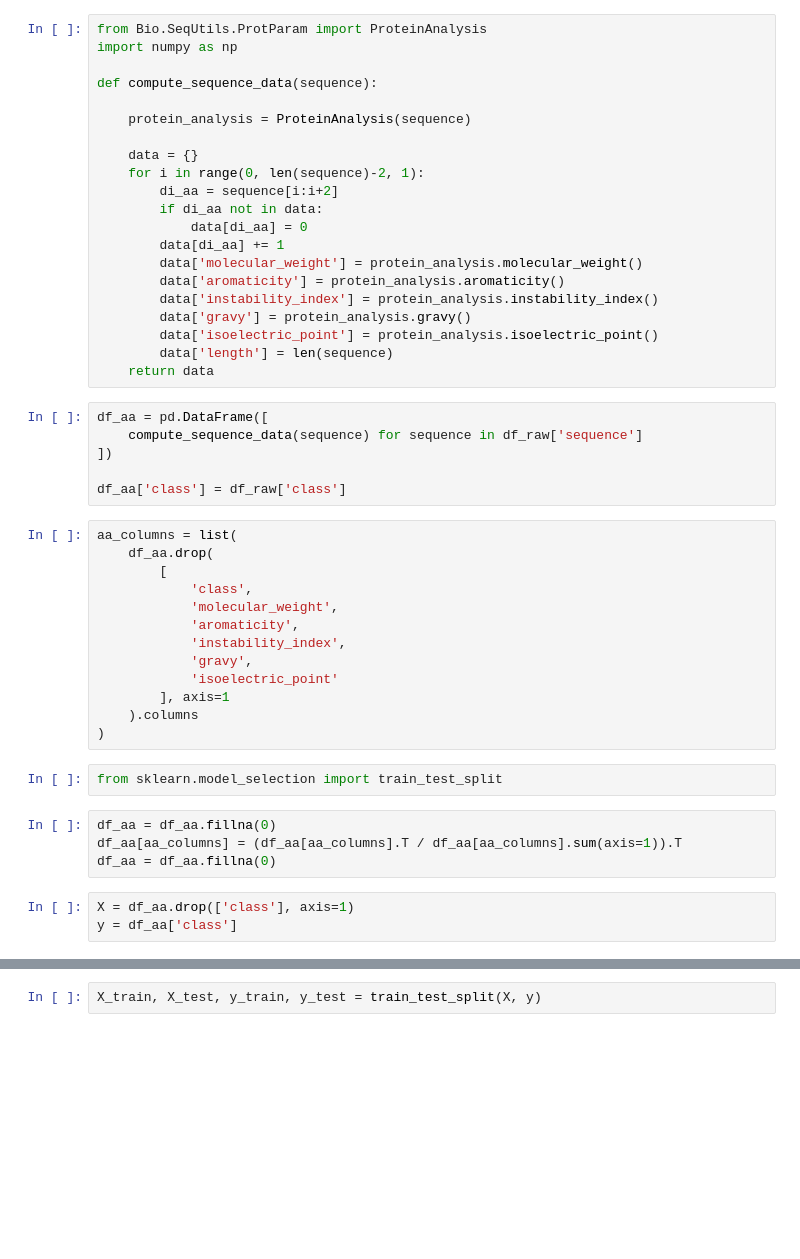
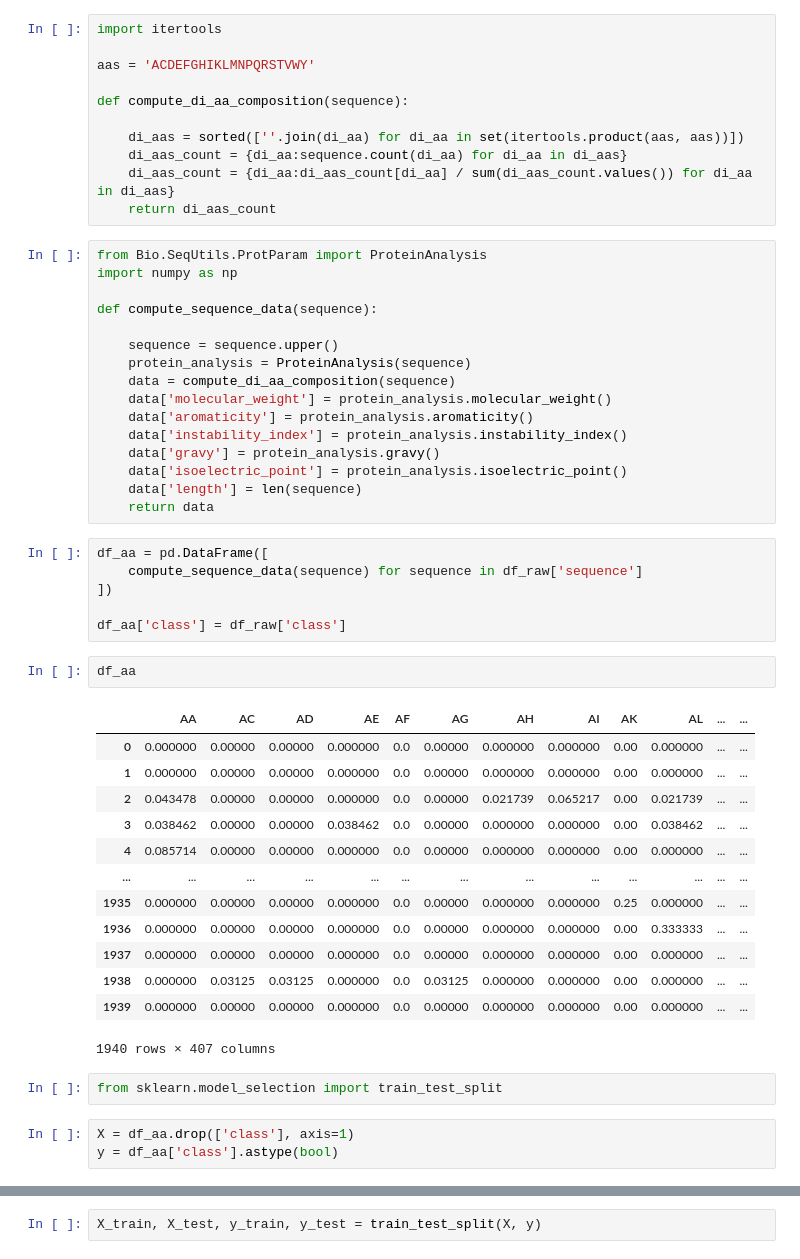
Before and after one commit to iepsenn/anticancer-peptide, a Jupyter notebook: notebooks/peptide_classification.ipynb, the cells around one changed output, grey strips where cells are left out. Cells and saved outputs as stored; diff of their text form; blank space fills up the shorter version.

```diff
--- a/notebooks/peptide_classification.ipynb
+++ b/notebooks/peptide_classification.ipynb
@@ -34,26 +18,32 @@ with open("../data/raw/anti_cp/anticp2_alternate_validation_negative.txt") as re
 with open("../data/raw/anti_cp/anticp2_alternate_validation_positive.txt") as reader:
     for line in reader:
         df_raw = df_raw.append({"sequence": line.strip("\n"), "class": 1}, ignore_index = True)
+# %%
+import itertools
+
+aas = 'ACDEFGHIKLMNPQRSTVWY'
+
+def compute_di_aa_composition(sequence):
+
+    di_aas = sorted([''.join(di_aa) for di_aa in set(itertools.product(aas, aas))])
+    di_aas_count = {di_aa:sequence.count(di_aa) for di_aa in di_aas}
+    di_aas_count = {di_aa:di_aas_count[di_aa] / sum(di_aas_count.values()) for di_aa in di_aas}
+    return di_aas_count
 # %%
 from Bio.SeqUtils.ProtParam import ProteinAnalysis
 import numpy as np
 
 def compute_sequence_data(sequence):
 
+    sequence = sequence.upper()
     protein_analysis = ProteinAnalysis(sequence)
-
-    data = {}
-    for i in range(0, len(sequence)-2, 1):
-        di_aa = sequence[i:i+2]
-        if di_aa not in data:
-            data[di_aa] = 0
-        data[di_aa] += 1
-        data['molecular_weight'] = protein_analysis.molecular_weight()
-        data['aromaticity'] = protein_analysis.aromaticity()
-        data['instability_index'] = protein_analysis.instability_index()
-        data['gravy'] = protein_analysis.gravy()
-        data['isoelectric_point'] = protein_analysis.isoelectric_point()
-        data['length'] = len(sequence)
+    data = compute_di_aa_composition(sequence)
+    data['molecular_weight'] = protein_analysis.molecular_weight()
+    data['aromaticity'] = protein_analysis.aromaticity()
+    data['instability_index'] = protein_analysis.instability_index()
+    data['gravy'] = protein_analysis.gravy()
+    data['isoelectric_point'] = protein_analysis.isoelectric_point()
+    data['length'] = len(sequence)
     return data
 # %%
 df_aa = pd.DataFrame([
@@ -61,25 +51,24 @@ df_aa = pd.DataFrame([
 ])
 
 df_aa['class'] = df_raw['class']
-# %%
-aa_columns = list(
-    df_aa.drop(
-        [
-            'class',
-            'molecular_weight',
-            'aromaticity',
-            'instability_index',
-            'gravy',
-            'isoelectric_point'
-        ], axis=1
-    ).columns
-)
+# %%
+df_aa
+# %% [output]
+|  | AA | AC | AD | AE | AF | AG | AH | AI | AK | AL | ... | ... |
+| 0 | 0.000000 | 0.00000 | 0.00000 | 0.000000 | 0.0 | 0.00000 | 0.000000 | 0.000000 | 0.00 | 0.000000 | ... | ... |
+| 1 | 0.000000 | 0.00000 | 0.00000 | 0.000000 | 0.0 | 0.00000 | 0.000000 | 0.000000 | 0.00 | 0.000000 | ... | ... |
+| 2 | 0.043478 | 0.00000 | 0.00000 | 0.000000 | 0.0 | 0.00000 | 0.021739 | 0.065217 | 0.00 | 0.021739 | ... | ... |
+| 3 | 0.038462 | 0.00000 | 0.00000 | 0.038462 | 0.0 | 0.00000 | 0.000000 | 0.000000 | 0.00 | 0.038462 | ... | ... |
+| 4 | 0.085714 | 0.00000 | 0.00000 | 0.000000 | 0.0 | 0.00000 | 0.000000 | 0.000000 | 0.00 | 0.000000 | ... | ... |
+| ... | ... | ... | ... | ... | ... | ... | ... | ... | ... | ... | ... | ... |
+| 1935 | 0.000000 | 0.00000 | 0.00000 | 0.000000 | 0.0 | 0.00000 | 0.000000 | 0.000000 | 0.25 | 0.000000 | ... | ... |
+| 1936 | 0.000000 | 0.00000 | 0.00000 | 0.000000 | 0.0 | 0.00000 | 0.000000 | 0.000000 | 0.00 | 0.333333 | ... | ... |
+| 1937 | 0.000000 | 0.00000 | 0.00000 | 0.000000 | 0.0 | 0.00000 | 0.000000 | 0.000000 | 0.00 | 0.000000 | ... | ... |
+| 1938 | 0.000000 | 0.03125 | 0.03125 | 0.000000 | 0.0 | 0.03125 | 0.000000 | 0.000000 | 0.00 | 0.000000 | ... | ... |
+| 1939 | 0.000000 | 0.00000 | 0.00000 | 0.000000 | 0.0 | 0.00000 | 0.000000 | 0.000000 | 0.00 | 0.000000 | ... | ... |
+1940 rows × 407 columns
 # %%
 from sklearn.model_selection import train_test_split
-# %%
-df_aa = df_aa.fillna(0)
-df_aa[aa_columns] = (df_aa[aa_columns].T / df_aa[aa_columns].sum(axis=1)).T
-df_aa = df_aa.fillna(0)
 # %%
 X = df_aa.drop(['class'], axis=1)
-y = df_aa['class']
+y = df_aa['class'].astype(bool)
```
Also changed, not shown: parts of 9 cells of this notebook, 16 other files.
